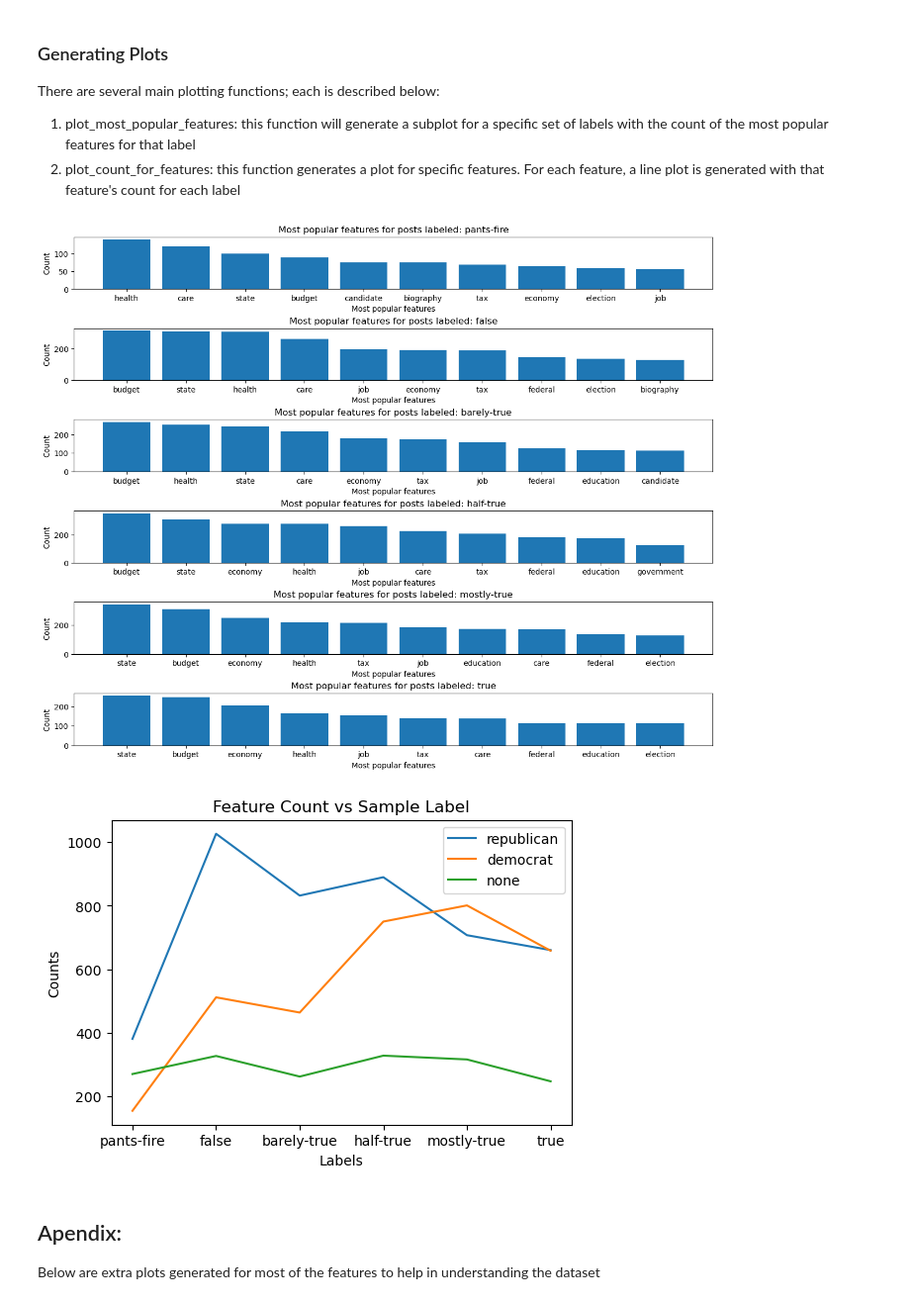
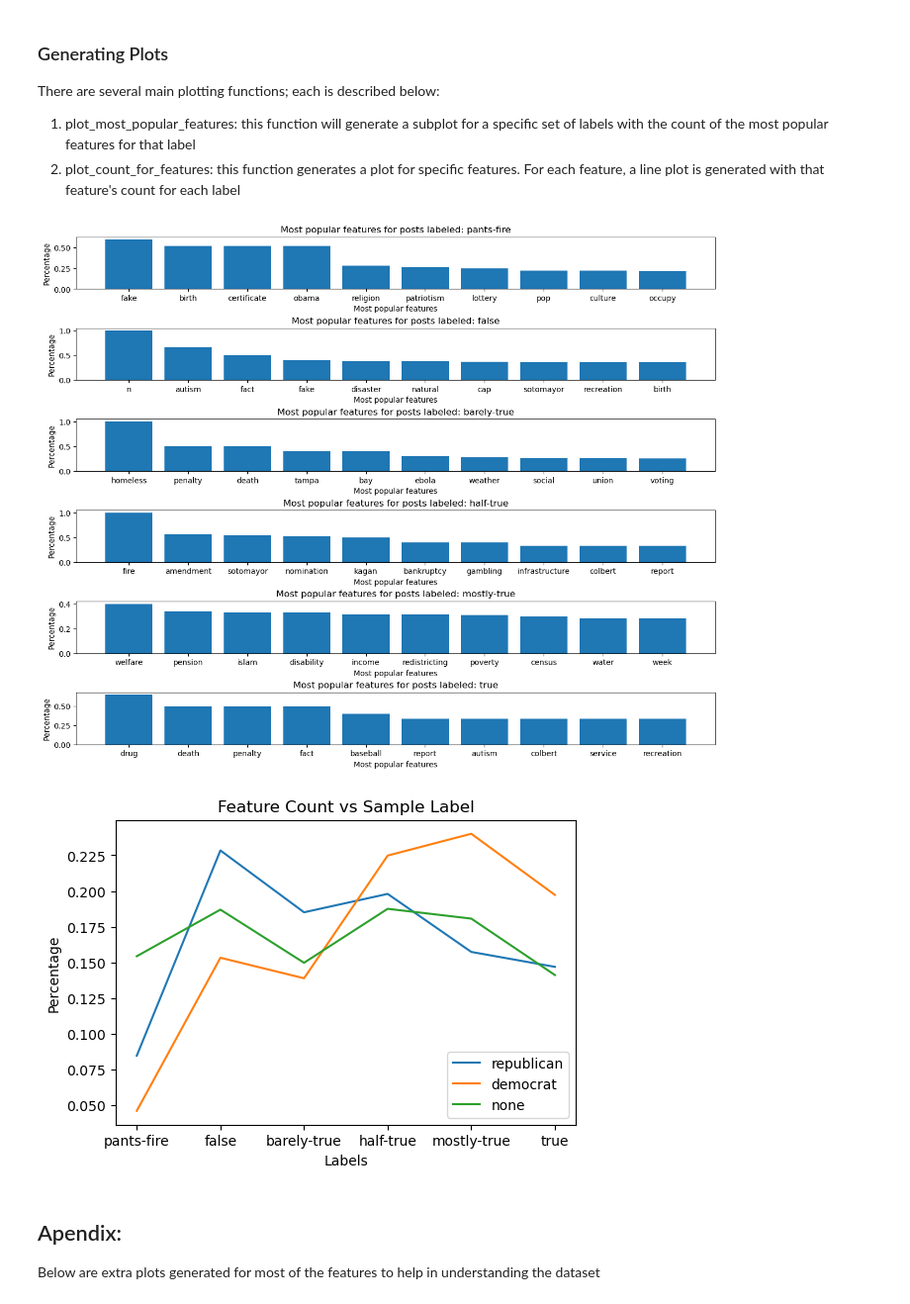
Before and after one commit to gsriddler/sta561project, a Jupyter notebook: preprocess/PreProcessor_demo.ipynb, the cells around one changed output. Shown at 99% size. Saved outputs shown, nothing was run; the diff lists cells and outputs as text; code cells hidden in the pictures.

```diff
--- a/preprocess/PreProcessor_demo.ipynb
+++ b/preprocess/PreProcessor_demo.ipynb
@@ -151,25 +168,28 @@ There are several main plotting functions; each is described below:
 # %%
 pre_processor.plot_most_popular_features(
     encoder=subjects_encoder,
     labels_to_plot=None,
-    max_terms=10
+    max_terms=10,
+    percentage=True
 )
 # %% [output]
-[figure, old version]
+[figure, new version]
 # %%
 #get the most popular subjects
 most_popular_subjects,counts = pre_processor.get_most_popular_features(
     encoder=party_encoder,
     max_terms=3,
-    label_filters=None)
+    label_filters=None,
+    percentage=False)
 
 pre_processor.plot_count_for_features(
     encoder=party_encoder,
     features_to_plot=most_popular_subjects,
-    labels_to_plot=None
+    labels_to_plot=None,
+    percentage=True
 )
 # %% [output]
-[figure, old version]
+[figure, new version]
 # %% [markdown]
 ## Apendix:
 
```
Also changed, not shown: parts of 11 cells of this notebook, 3 other files.
